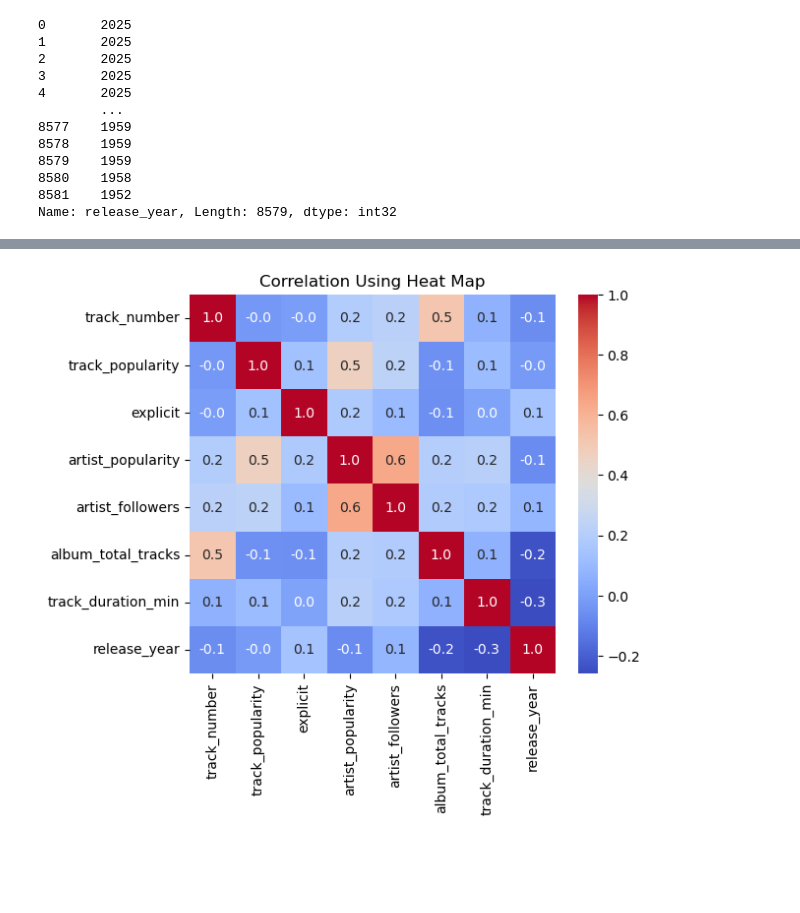
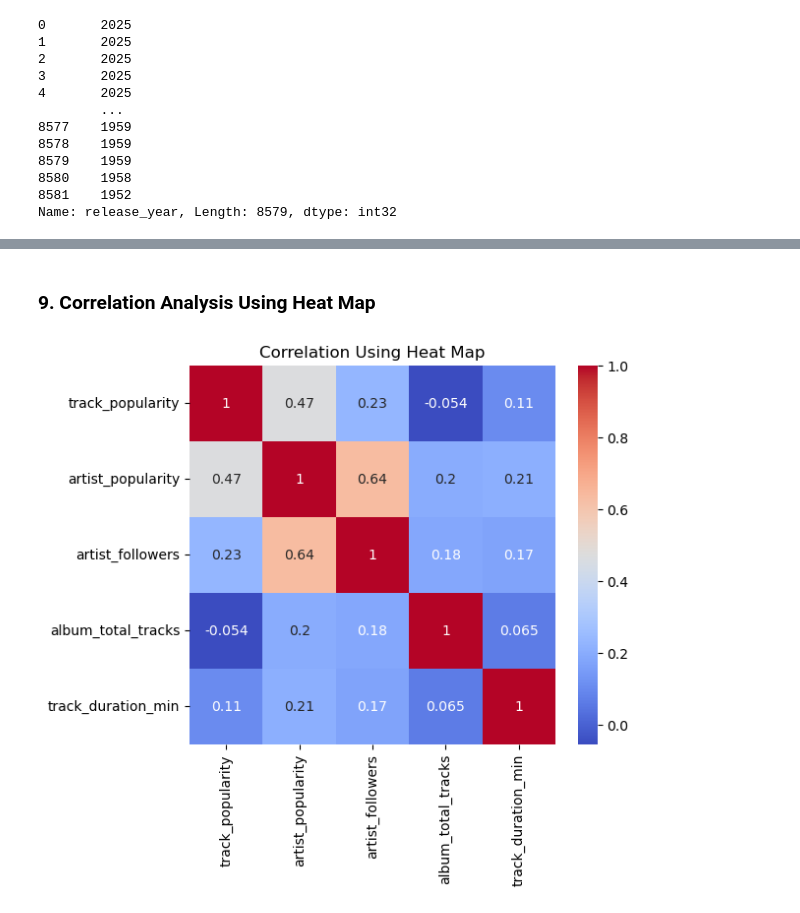
Before and after one commit to Riya-Sachdev/Spotify-EDA-Project, a Jupyter notebook: SpotifyDataAnalysis.ipynb, the cells around one changed output, grey strips where cells are left out. Saved outputs shown, nothing was run; the diff lists cells and outputs as text; code cells hidden in the pictures; blank space fills up the shorter version.

```diff
--- a/SpotifyDataAnalysis.ipynb
+++ b/SpotifyDataAnalysis.ipynb
@@ -387,14 +499,15 @@ Name: release_year, Length: 8579, dtype: int32
+# %% [markdown]
+### 9. Correlation Analysis Using Heat Map
 # %%
 # heatmap --> correlation
-corr_data = df.corr(numeric_only = True)
+corr_data = df[num_variables].corr()
 # %%
 plt.figure(figsize = (6,5))
 sbn.heatmap(
       corr_data,
       annot = True,
-      fmt = "0.1f",
       cmap = "coolwarm")
 plt.title("Correlation Using Heat Map")
 plt.show()
 # %% [output]
-[figure, old version]
+[figure, new version]
```
Also changed, not shown: parts of 45 cells of this notebook, 2 other files.
